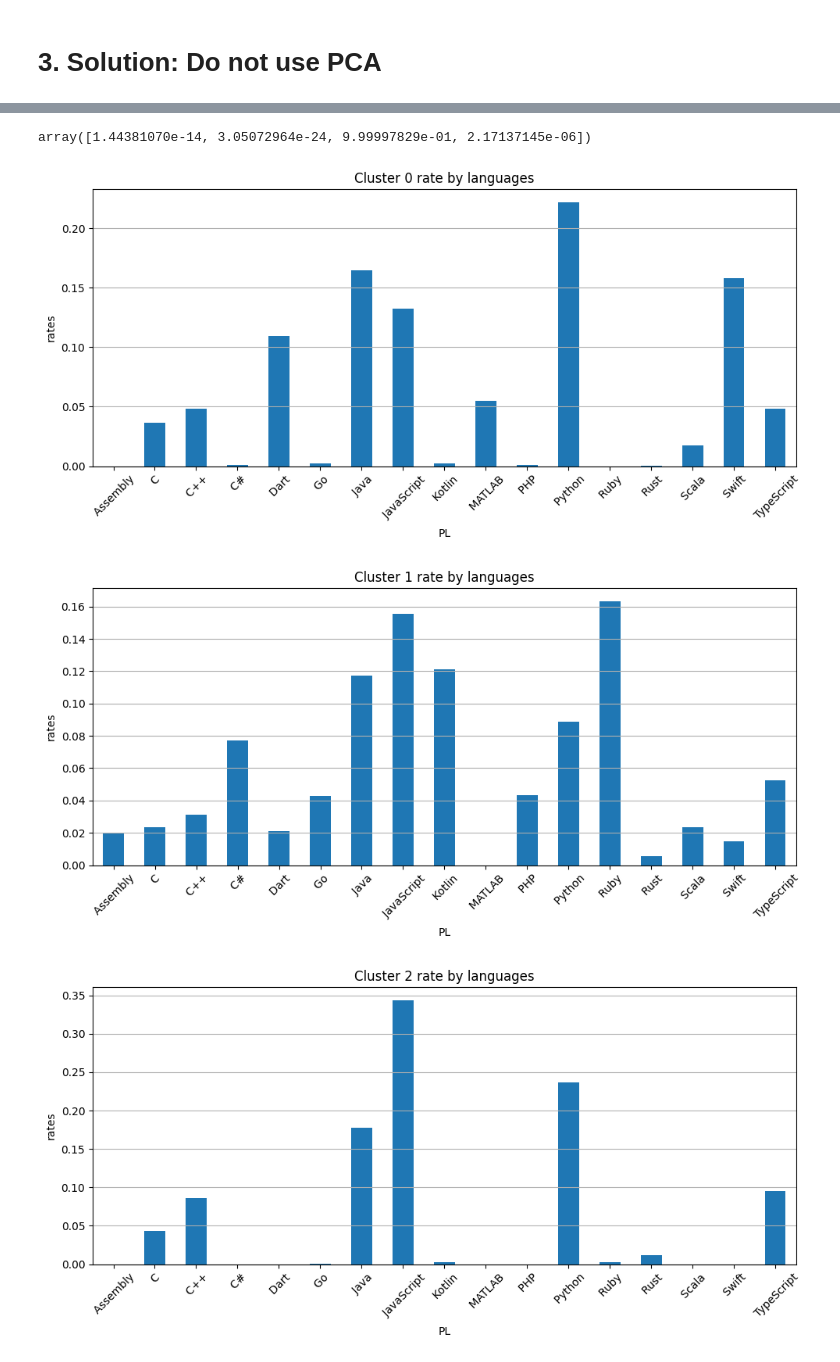
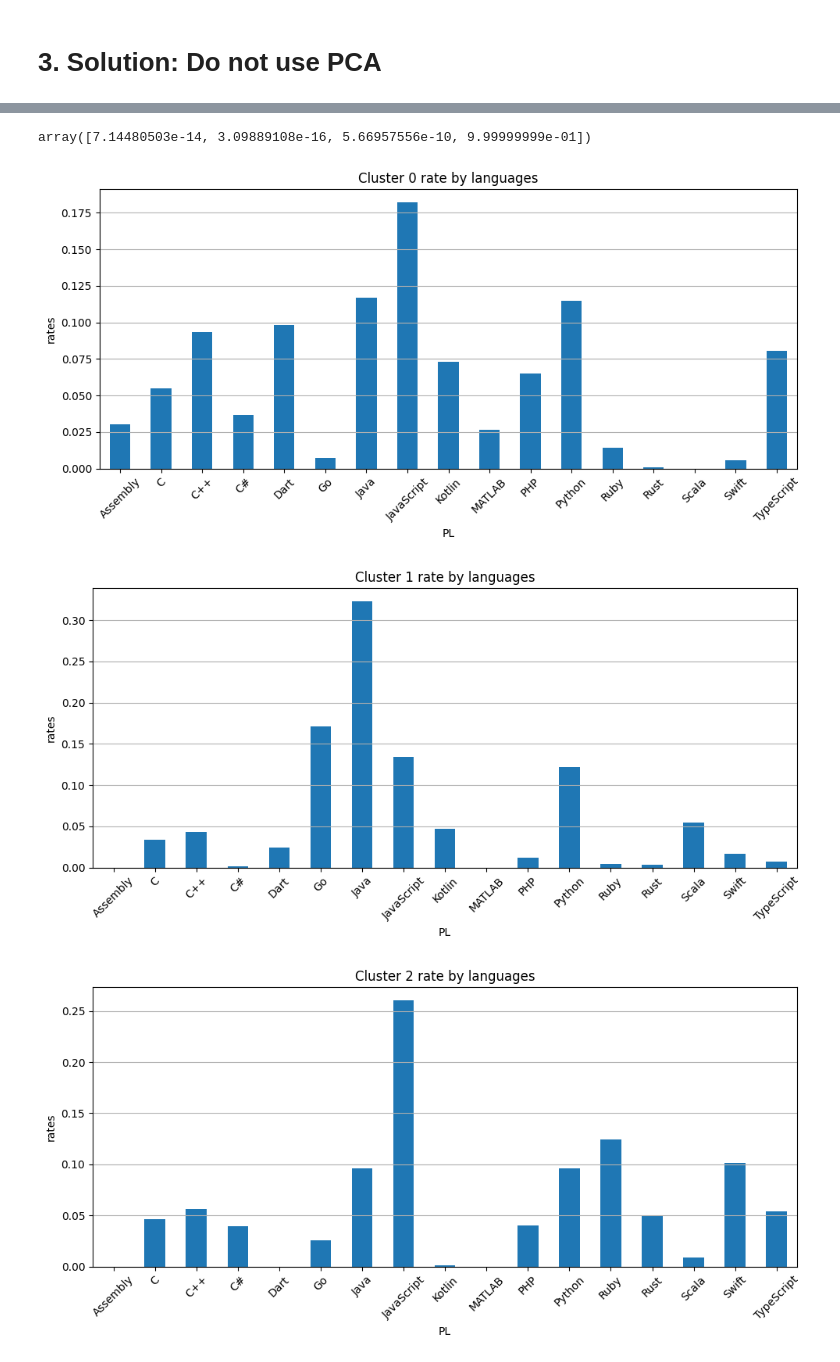
Before and after one commit to sherlock216/20251R0136COSE47101, a Jupyter notebook: GMM_clustering.ipynb, the cells around one changed output, grey strips where cells are left out. Drawn from its saved outputs; the diff is of its cells as text; code cells hidden in the pictures.

```diff
--- a/GMM_clustering.ipynb
+++ b/GMM_clustering.ipynb
@@ -60,7 +52,7 @@ X_scaled = scaler.fit_transform(X)
 # %%
 # PCA를 사용하여 2차원으로 차원 축소
 pca = PCA(n_components=2)
-X_pca = pca.fit_transform(X_scaled)
+X_pca = pca.fit_transform(X)
 # %%
 # EM 클러스터링 수행
 n_components = 4  # 클러스터 수
@@ -206,18 +198,18 @@ for cluster_id in range(gmm.n_components):
 # 3. Solution: Do not use PCA
 # %%
 from sklearn.mixture import GaussianMixture
-from sklearn.metrics import silhouette_score
+from sklearn.metrics import silhouette_score, pairwise_distances
 
-# 1. StandardScaler로 정규화된 원본 데이터 사용
-X_input = X_scaled  # PCA 사용 X
+# 원본 데이터 사용
+X_input = X  # PCA 사용 X
 
 # 2. GMM 학습
 gmm_pure = GaussianMixture(n_components=4, random_state=42)
-gmm_pure.fit(X_input)
-labels = gmm_pure.predict(X_input)
+gmm_pure.fit(X)
+labels = gmm_pure.predict(X)
 
 # 3. 평가
-sil_score_pure = silhouette_score(X_input, labels)
+sil_score_pure = silhouette_score(X, labels)
 print("Silhouette score without PCA:", sil_score_pure)
 # Dunn Index 함수 정의
 def dunn_index(X, labels):
@@ -244,6 +236,6 @@ def dunn_index(X, labels):
     return min_inter / max_intra
 
 # Dunn Index 계산
-dunn_pure = dunn_index(X_input, labels)
+dunn_pure = dunn_index(X, labels)
 print('Dunn Index of GMM:', dunn_pure)
 # %% [output]
@@ -252,34 +244,34 @@ Dunn Index of GMM: 0.004271119617973587
 # %%
-probs = gmm_pure.predict_proba(X_input)
+probs = gmm_pure.predict_proba(X)
 probs[0]
 # %% [output]
-array([1.44381070e-14, 3.05072964e-24, 9.99997829e-01, 2.17137145e-06])
+array([7.14480503e-14, 3.09889108e-16, 5.66957556e-10, 9.99999999e-01])
 # %%
 # 필요시 사용. pca를 이미 실행해버렸다면 사용할 것. 기존 cluster 컬럼 삭제
-df_combined.drop('cluster', axis=1, inplace=True)
+df.drop('cluster', axis=1, inplace=True)
 # %%
-df_combined['cluster'] = labels
+df['cluster'] = labels
 
 # CSV로 저장
-df_combined.to_csv('/content/drive/MyDrive/Colab Notebooks/COSE471/test/final_profiles_with_clusters.csv', index=False)
+df.to_csv('/content/drive/MyDrive/Colab Notebooks/COSE471/test/final_profiles_with_clusters.csv', index=False)
 # %%
-language_columns = df_combined.columns[1:-1]  # '유저', 'ID', ..., 'cluster' 제외
+language_columns = df.columns[3:-1]  # '유저', 'ID', ..., 'cluster' 제외
 
 # 클러스터별 평균 언어 비율 계산
-cluster_profiles = df_combined.groupby('cluster')[language_columns].mean()
+cluster_profiles = df.groupby('cluster')[language_columns].mean()
 
 # 시각화: 각 클러스터의 평균 언어 비율
 for cluster_id in cluster_profiles.index:
     plt.figure(figsize=(10, 5))
     cluster_profiles.loc[cluster_id].plot(kind='bar')
     plt.title(f"Cluster {cluster_id} rate by languages")
     plt.ylabel("rates")
     plt.xlabel("PL")
     plt.xticks(rotation=45)
     plt.grid(axis='y')
     plt.tight_layout()
     plt.show()
 # %% [output]
-[figure, old version]
+[figure, new version]
-[figure, old version]
+[figure, new version]
-[figure, old version]
+[figure, new version]
```
Also changed, not shown: parts of 11 cells of this notebook.
